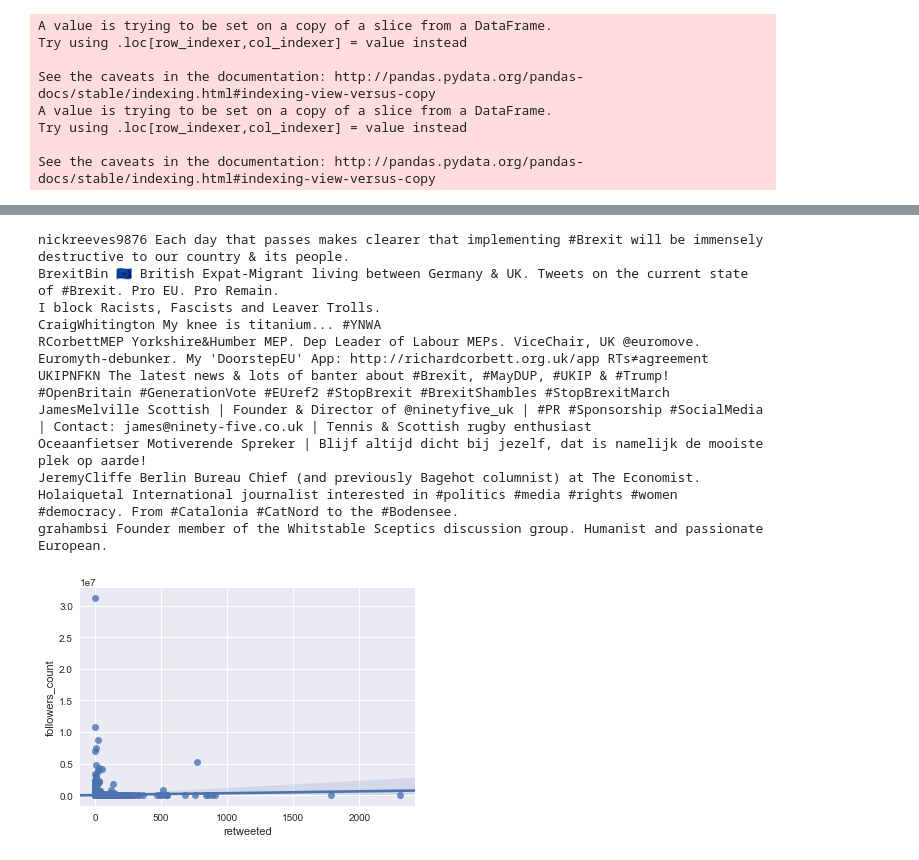
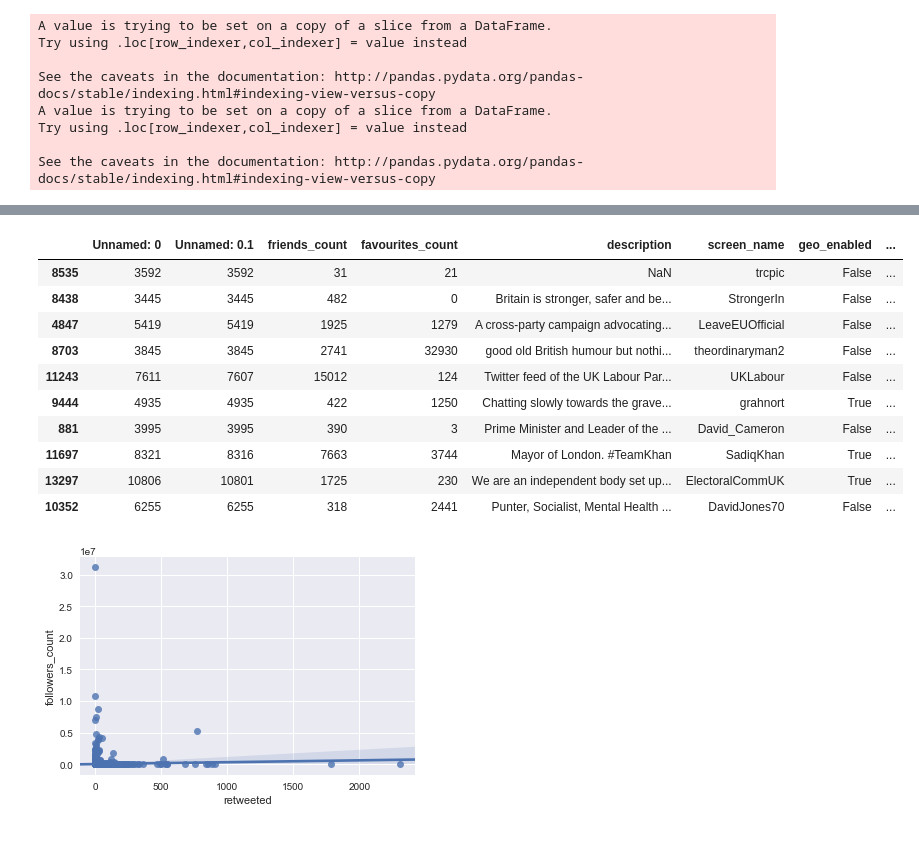
Before and after one commit to FinnIckler/Brexit-Exhibition-Talbot-Rice-Gallery, a Jupyter notebook: Assignment_3_ALL.ipynb, the cells around one changed output, grey strips where cells are left out. Drawn from its saved outputs; the diff is of its cells as text; code cells hidden in the pictures.

```diff
--- a/Assignment_3_ALL.ipynb
+++ b/Assignment_3_ALL.ipynb
@@ -62,4 +63,5 @@ import matplotlib.pyplot as plt
 import seaborn as sns
 %matplotlib inline
 # %%
-data = pd.read_csv(open('2016-06-23_userdata1.csv','rU'), encoding='utf-8', engine='c')#Data From 6-21
+import codecs
+data = pd.read_csv(codecs.open('2016-06-23_userdata.csv', encoding = 'utf-8', errors ='replace'), engine='python')#Data From 6-21
@@ -83,7 +83,7 @@ import geopy,gmaps
 from geopy.geocoders import Nominatim
 import os
 geolocator = Nominatim()
-location_data = {}
+#location_data = {}
 for location in without_europe.index:
     geocode = None
     if location not in location_data.keys():
@@ -116,18 +116,18 @@ location_counts = sig_data[sig_data['location'].isin(without_europe.index)]['loc
 user_sample = []
 replace_locations(wohle_data)
 for location,count in location_counts.items():
-    to_keep = int((count + 25) / 50)
+    to_keep = math.ceil(count  / 100)
     signficant = wohle_data[wohle_data['location'] == location][:to_keep]
     signficant['bogus'] = False
     user_sample.append(signficant)
 #Add the users without a location
 no_location = wohle_data[pd.isnull(wohle_data['location'])]
-to_keep = int((no_location.shape[0] + 25) / 50)
+to_keep = math.ceil(no_location.shape[0] / 200)
 no_location['bogus'] = False
 user_sample.append(no_location[:to_keep])
 #Add the users with the bogus locations
 bogus_people = wohle_data[-wohle_data['location'].isin(without_europe.index)]
-to_keep = int((bogus_people.shape[0] + 25) / 50)
+to_keep = math.ceil(bogus_people.shape[0] / 200)
 bogus_people['bogus'] = True
 user_sample.append(bogus_people[:to_keep])
 # %% [output]
@@ -227,18 +189,17 @@ fdata.to_csv('most_retweeted_post.csv')
-# %%
-for i,d in fdata.iterrows():
-    print(d['screen_name'],d['description'])
-# %% [output]
-nickreeves9876 Each day that passes makes clearer that implementing #Brexit will be immensely destructive to our country & its people.
-BrexitBin 🇪🇺 British Expat-Migrant living between Germany & UK. Tweets on the current state of #Brexit. Pro EU. Pro Remain.
-I block Racists, Fascists and Leaver Trolls.
-CraigWhitington My knee is titanium... #YNWA
-RCorbettMEP Yorkshire&Humber MEP. Dep Leader of Labour MEPs. ViceChair, UK @euromove. Euromyth-debunker. My 'DoorstepEU' App: http://richardcorbett.org.uk/app RTs≠agreement
-UKIPNFKN The latest news & lots of banter about #Brexit, #MayDUP, #UKIP & #Trump! #OpenBritain #GenerationVote #EUref2 #StopBrexit #BrexitShambles #StopBrexitMarch
-JamesMelville Scottish | Founder & Director of @ninetyfive_uk | #PR #Sponsorship #SocialMedia | Contact: james@ninety-five.co.uk | Tennis & Scottish rugby enthusiast
-Oceaanfietser Motiverende Spreker | Blijf altijd dicht bij jezelf, dat is namelijk de mooiste plek op aarde!
-JeremyCliffe Berlin Bureau Chief (and previously Bagehot columnist) at The Economist.
-Holaiquetal International journalist interested in #politics #media #rights #women #democracy. From #Catalonia #CatNord to the #Bodensee.
-grahambsi Founder member of the Whitstable Sceptics discussion group. Humanist and passionate European.
+# %%
+fdata.drop_duplicates('screen_name')
+# %% [output]
+|  | Unnamed: 0 | Unnamed: 0.1 | friends_count | favourites_count | description | screen_name | geo_enabled | ... |
+| 8535 | 3592 | 3592 | 31 | 21 | NaN | trcpic | False | ... |
+| 8438 | 3445 | 3445 | 482 | 0 | Britain is stronger, safer and be... | StrongerIn | False | ... |
+| 4847 | 5419 | 5419 | 1925 | 1279 | A cross-party campaign advocating... | LeaveEUOfficial | False | ... |
+| 8703 | 3845 | 3845 | 2741 | 32930 | good old British humour but nothi... | theordinaryman2 | False | ... |
+| 11243 | 7611 | 7607 | 15012 | 124 | Twitter feed of the UK Labour Par... | UKLabour | False | ... |
+| 9444 | 4935 | 4935 | 422 | 1250 | Chatting slowly towards the grave... | grahnort | True | ... |
+| 881 | 3995 | 3995 | 390 | 3 | Prime Minister and Leader of the ... | David_Cameron | False | ... |
+| 11697 | 8321 | 8316 | 7663 | 3744 | Mayor of London. #TeamKhan | SadiqKhan | True | ... |
+| 13297 | 10806 | 10801 | 1725 | 230 | We are an independent body set up... | ElectoralCommUK | True | ... |
+| 10352 | 6255 | 6255 | 318 | 2441 | Punter, Socialist, Mental Health ... | DavidJones70 | False | ... |
 # %%
 data_retweet = getRetweetData(data_1)
 # %%
```
Also changed, not shown: parts of 16 cells of this notebook, 5 other files.
